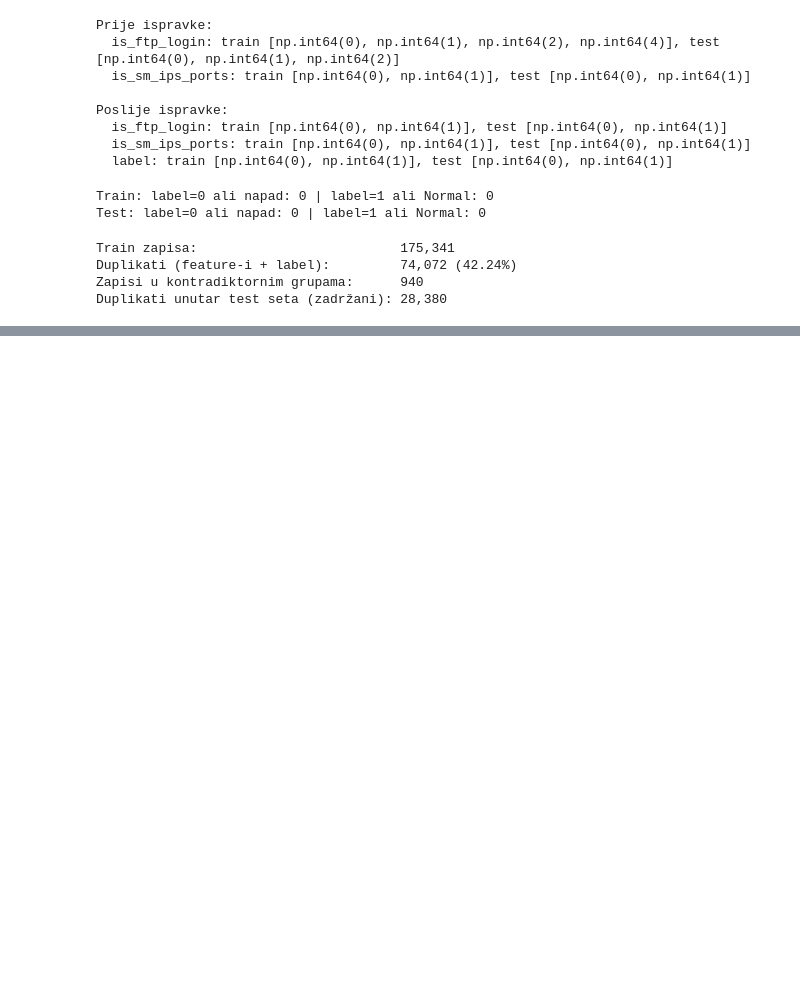
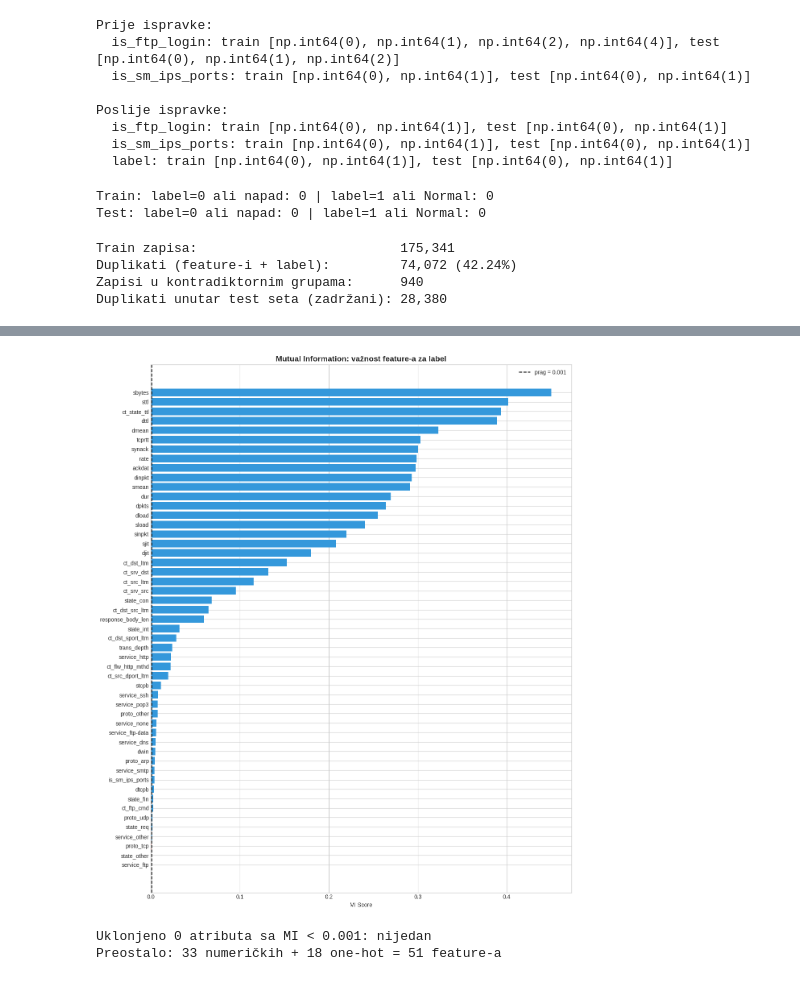
Before and after one commit to fadzankerim/Network-Intrusion-Detection-System, a Jupyter notebook: Cleaning_Transformation.ipynb, the cells around one changed output, grey strips where cells are left out. Cells and saved outputs as stored; diff of their text form; code cells hidden in the pictures; blank space fills up the shorter version.

```diff
--- a/Cleaning_Transformation.ipynb
+++ b/Cleaning_Transformation.ipynb
@@ -305,0 +441,7 @@ Distribucija attack_cat u train skupu nakon čišćenja:
+# %%
+df_tr  = df_tr.drop(columns=CORR_DROPPED)
+df_val = df_val.drop(columns=CORR_DROPPED)
+df_te  = df_te.drop(columns=CORR_DROPPED)
+
+numeric_features = [c for c in numeric_features if c not in CORR_DROPPED]
+print(f'✅ Preostalo numeričkih atributa: {len(numeric_features)}')
@@ -305,0 +450,17 @@ Distribucija attack_cat u train skupu nakon čišćenja:
+# %%
+MI_SAMPLE_SIZE = 60_000
+MI_THRESHOLD = 0.001
+
+candidate_features = numeric_features + OHE_COLUMNS
+mi_sample = df_tr.sample(n=min(MI_SAMPLE_SIZE, len(df_tr)), random_state=RANDOM_STATE)
+
+discrete_mask = [c in OHE_COLUMNS or c in BINARY_FEATURES for c in candidate_features]
+print('Računanje Mutual Information... (može potrajati)')
+mi_scores = mutual_info_classif(mi_sample[candidate_features], mi_sample[TARGET],
+                                discrete_features=discrete_mask, random_state=RANDOM_STATE)
+
+mi_df = (pd.DataFrame({'Feature': candidate_features, 'MI Score': mi_scores})
+         .sort_values('MI Score', ascending=False).reset_index(drop=True))
+
+print('\n=== Top 20 feature-a po Mutual Information ===')
+display(mi_df.head(20))
@@ -305,0 +488,31 @@ Distribucija attack_cat u train skupu nakon čišćenja:
+# %%
+fig, ax = plt.subplots(figsize=(12, 14))
+mi_sorted = mi_df.sort_values('MI Score', ascending=True)
+colors = ['#e74c3c' if s < MI_THRESHOLD else '#3498db' for s in mi_sorted['MI Score']]
+ax.barh(mi_sorted['Feature'], mi_sorted['MI Score'], color=colors)
+ax.axvline(MI_THRESHOLD, color='black', linestyle='--', label=f'prag = {MI_THRESHOLD}')
+ax.set_title('Mutual Information: važnost feature-a za label', fontsize=14, fontweight='bold')
+ax.set_xlabel('MI Score')
+ax.legend()
+plt.tight_layout()
+plt.show()
+# %% [output]
+[figure, added]
+# %%
+# Uklanjaju se samo numerički atributi: pojedinačne one-hot kolone se ne izbacuju,
+# jer bi to narušilo enkodiranje kategoričkog atributa kao cjeline
+MI_DROPPED = mi_df.loc[(mi_df['MI Score'] < MI_THRESHOLD) & mi_df['Feature'].isin(numeric_features),
+                       'Feature'].tolist()
+
+df_tr  = df_tr.drop(columns=MI_DROPPED)
+df_val = df_val.drop(columns=MI_DROPPED)
+df_te  = df_te.drop(columns=MI_DROPPED)
+
+numeric_features = [c for c in numeric_features if c not in MI_DROPPED]
+ohe_features = [c for c in OHE_COLUMNS if c not in MI_DROPPED]
+
+print(f'Uklonjeno {len(MI_DROPPED)} atributa sa MI < {MI_THRESHOLD}: {MI_DROPPED or "nijedan"}')
+print(f'Preostalo: {len(numeric_features)} numeričkih + {len(ohe_features)} one-hot = {len(numeric_features) + len(ohe_features)} feature-a')
+# %% [output]
+Uklonjeno 0 atributa sa MI < 0.001: nijedan
+Preostalo: 33 numeričkih + 18 one-hot = 51 feature-a
```
Also changed, not shown: parts of 15 cells of this notebook.
